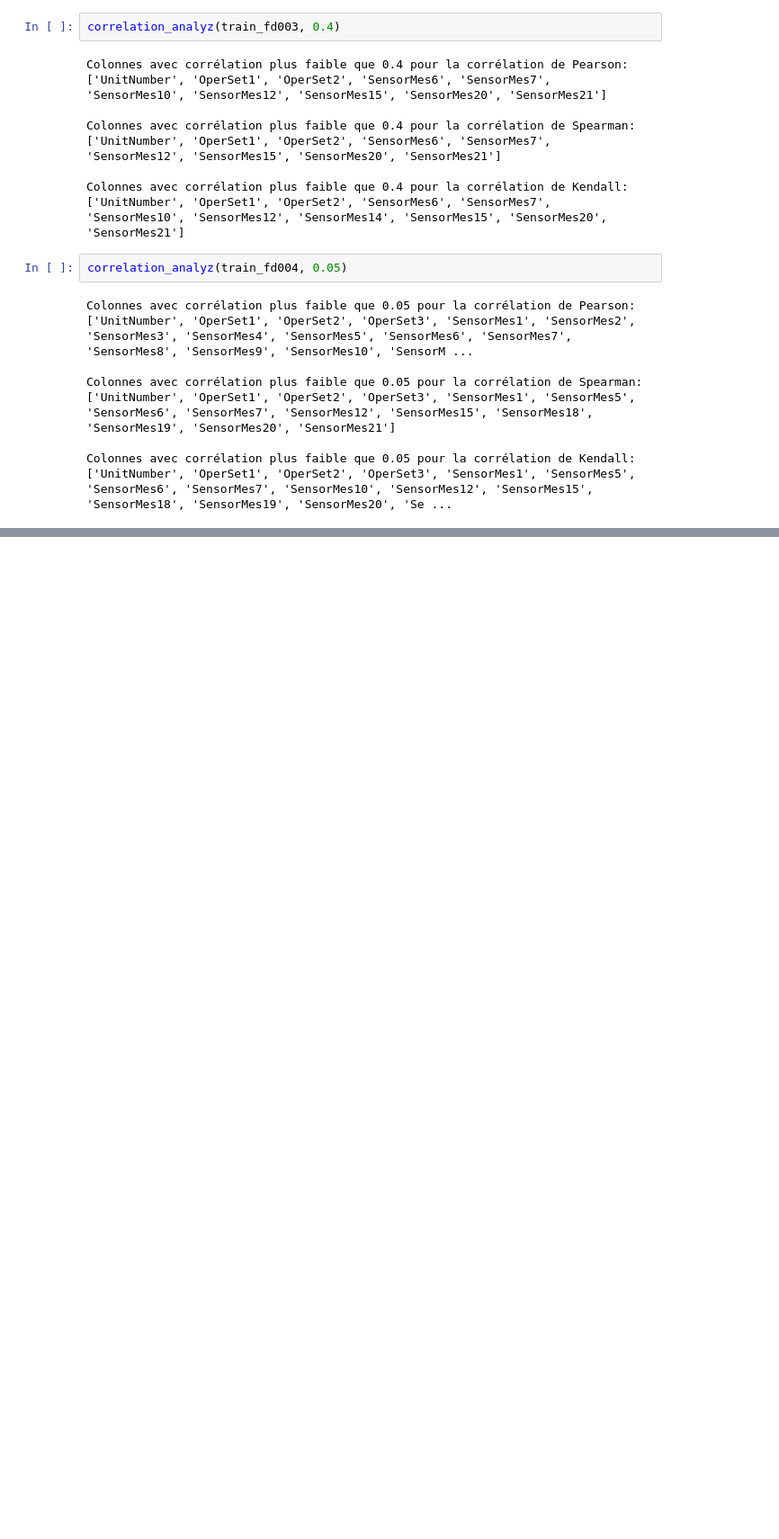
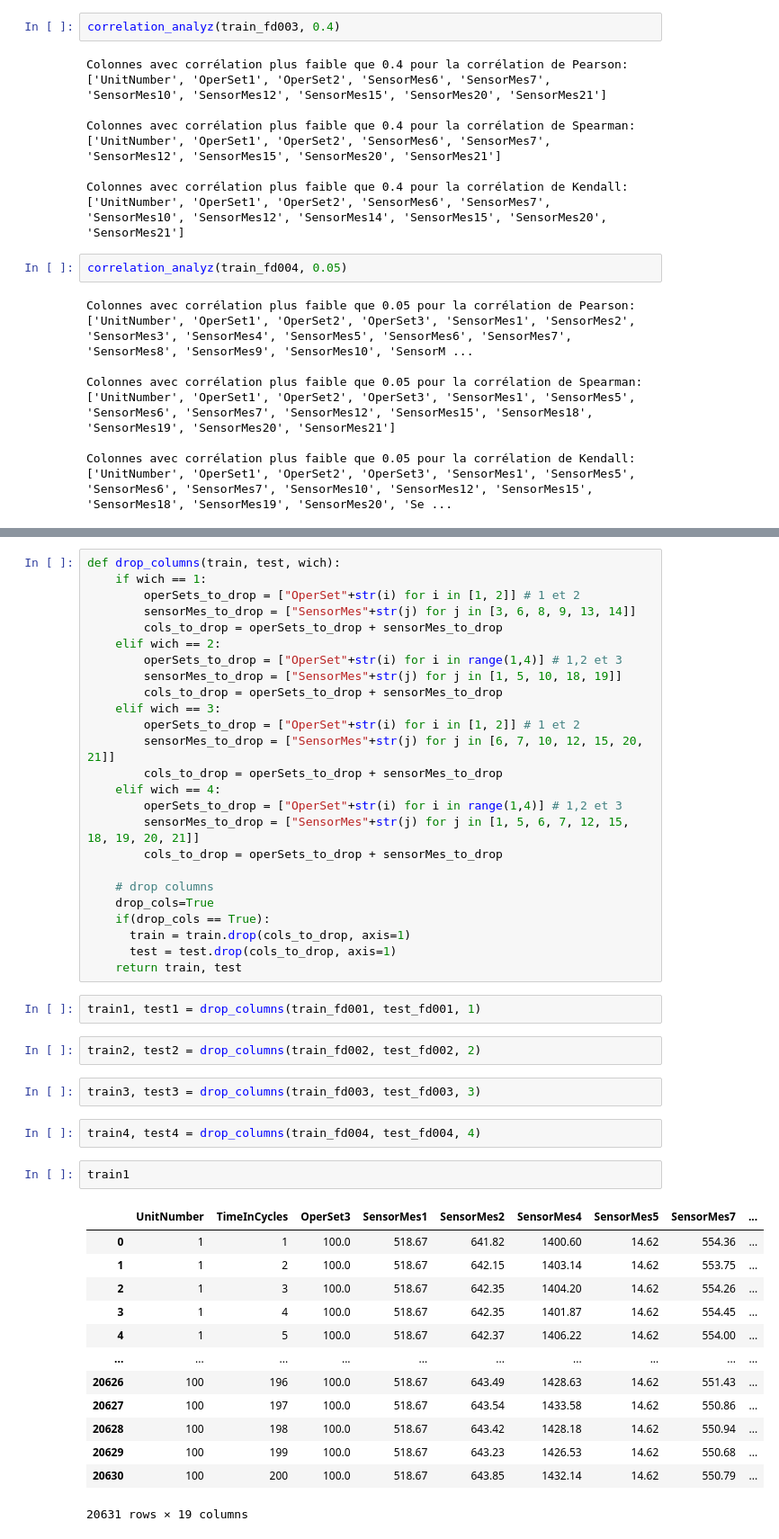
Before and after one commit to barryib1603/NASA-Turbofan-Jet-Engine-RUL-prediction-C-MAPSS, a Jupyter notebook: CMAPSS_Correlation_analysis.ipynb, the cells around one changed output, grey strips where cells are left out. Shown at 90% size. Saved outputs shown, nothing was run; the diff lists cells and outputs as text; blank space fills up the shorter version.

```diff
--- a/CMAPSS_Correlation_analysis.ipynb
+++ b/CMAPSS_Correlation_analysis.ipynb
@@ -312,0 +254,49 @@ Colonnes avec corrélation plus faible que 0.05 pour la corrélation de Kendall:
+# %%
+def drop_columns(train, test, wich):
+    if wich == 1:
+        operSets_to_drop = ["OperSet"+str(i) for i in [1, 2]] # 1 et 2
+        sensorMes_to_drop = ["SensorMes"+str(j) for j in [3, 6, 8, 9, 13, 14]]
+        cols_to_drop = operSets_to_drop + sensorMes_to_drop
+    elif wich == 2:
+        operSets_to_drop = ["OperSet"+str(i) for i in range(1,4)] # 1,2 et 3
+        sensorMes_to_drop = ["SensorMes"+str(j) for j in [1, 5, 10, 18, 19]]
+        cols_to_drop = operSets_to_drop + sensorMes_to_drop
+    elif wich == 3:
+        operSets_to_drop = ["OperSet"+str(i) for i in [1, 2]] # 1 et 2
+        sensorMes_to_drop = ["SensorMes"+str(j) for j in [6, 7, 10, 12, 15, 20, 21]]
+        cols_to_drop = operSets_to_drop + sensorMes_to_drop
+    elif wich == 4:
+        operSets_to_drop = ["OperSet"+str(i) for i in range(1,4)] # 1,2 et 3
+        sensorMes_to_drop = ["SensorMes"+str(j) for j in [1, 5, 6, 7, 12, 15, 18, 19, 20, 21]]
+        cols_to_drop = operSets_to_drop + sensorMes_to_drop
+
+    # drop columns
+    drop_cols=True
+    if(drop_cols == True):
+      train = train.drop(cols_to_drop, axis=1)
+      test = test.drop(cols_to_drop, axis=1)
+    return train, test
+# %%
+train1, test1 = drop_columns(train_fd001, test_fd001, 1)
+# %%
+train2, test2 = drop_columns(train_fd002, test_fd002, 2)
+# %%
+train3, test3 = drop_columns(train_fd003, test_fd003, 3)
+# %%
+train4, test4 = drop_columns(train_fd004, test_fd004, 4)
+# %%
+train1
+# %% [output]
+|  | UnitNumber | TimeInCycles | OperSet3 | SensorMes1 | SensorMes2 | SensorMes4 | SensorMes5 | SensorMes7 | ... |
+| 0 | 1 | 1 | 100.0 | 518.67 | 641.82 | 1400.60 | 14.62 | 554.36 | ... |
+| 1 | 1 | 2 | 100.0 | 518.67 | 642.15 | 1403.14 | 14.62 | 553.75 | ... |
+| 2 | 1 | 3 | 100.0 | 518.67 | 642.35 | 1404.20 | 14.62 | 554.26 | ... |
+| 3 | 1 | 4 | 100.0 | 518.67 | 642.35 | 1401.87 | 14.62 | 554.45 | ... |
+| 4 | 1 | 5 | 100.0 | 518.67 | 642.37 | 1406.22 | 14.62 | 554.00 | ... |
+| ... | ... | ... | ... | ... | ... | ... | ... | ... | ... |
+| 20626 | 100 | 196 | 100.0 | 518.67 | 643.49 | 1428.63 | 14.62 | 551.43 | ... |
+| 20627 | 100 | 197 | 100.0 | 518.67 | 643.54 | 1433.58 | 14.62 | 550.86 | ... |
+| 20628 | 100 | 198 | 100.0 | 518.67 | 643.42 | 1428.18 | 14.62 | 550.94 | ... |
+| 20629 | 100 | 199 | 100.0 | 518.67 | 643.23 | 1426.53 | 14.62 | 550.68 | ... |
+| 20630 | 100 | 200 | 100.0 | 518.67 | 643.85 | 1432.14 | 14.62 | 550.79 | ... |
+20631 rows × 19 columns
```
Also changed, not shown: parts of 7 cells of this notebook, 5 other files.
